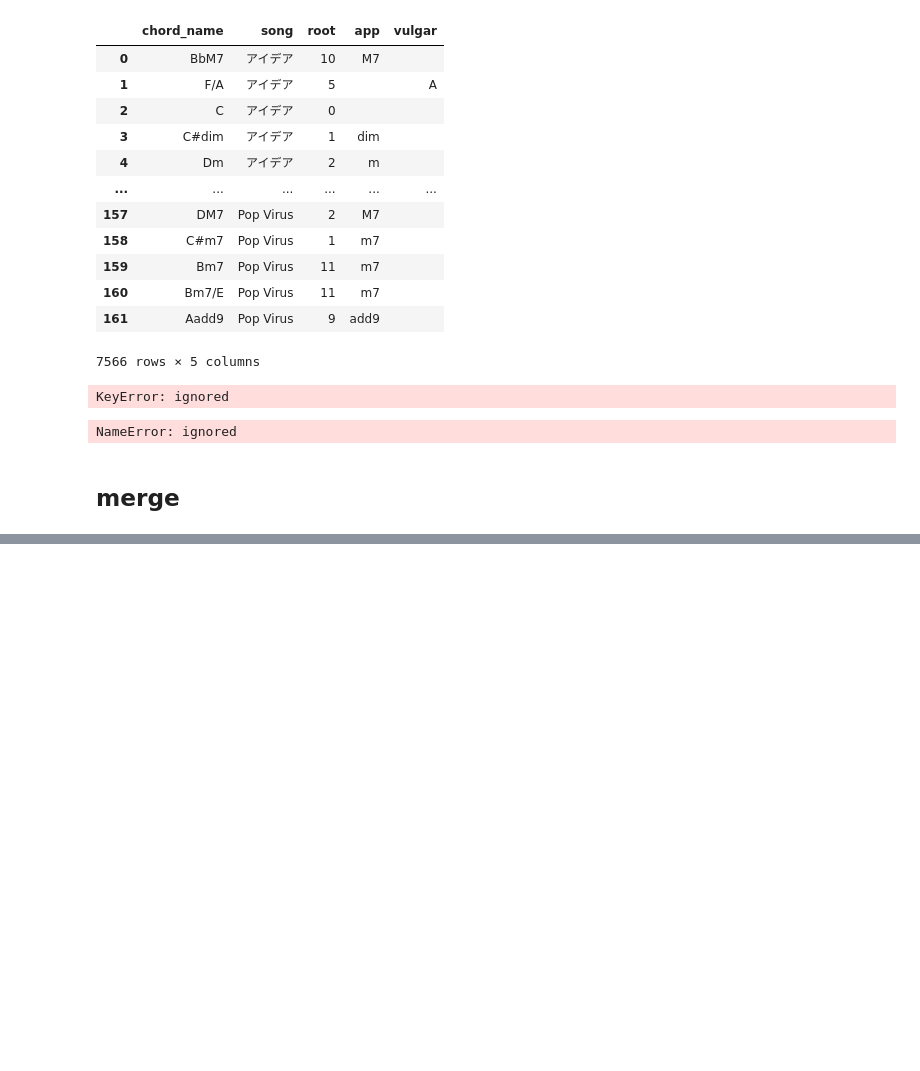
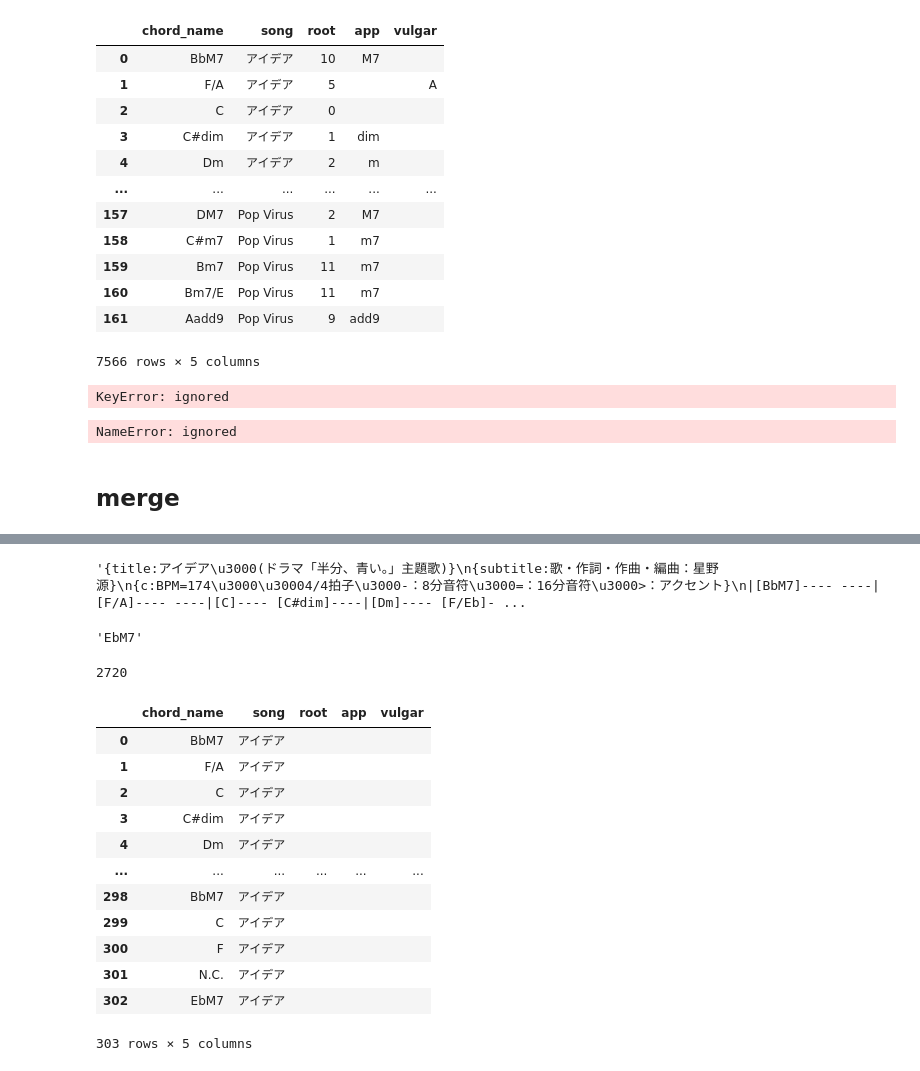
Before and after one commit to kyhrysk/music_analysis, a Jupyter notebook: chord.ipynb, the cells around one changed output, grey strips where cells are left out. Drawn from its saved outputs; the diff is of its cells as text; code cells hidden in the pictures; blank space fills up the shorter version.

```diff
--- a/chord.ipynb
+++ b/chord.ipynb
@@ -640,0 +719,2 @@ df_merge.to_excel('aaa.xlsx')
+# %%
+f = open('koi.txt', 'r')
@@ -640,0 +747,52 @@ df_merge.to_excel('aaa.xlsx')
+# %%
+#sen = soup3.textarea.text
+sen = f.read()
+# %%
+sen
+# %% [output]
+'{title:アイデア\u3000(ドラマ「半分、青い。」主題歌)}\n{subtitle:歌・作詞・作曲・編曲：星野源}\n{c:BPM=174\u3000\u30004/4拍子\u3000-：8分音符\u3000=：16分音符\u3000>：アクセント}\n|[BbM7]---- ----|[F/A]---- ----|[C]---- [C#dim]----|[Dm]---- [F/Eb]- ...
+# %%
+sen.split('[')[-1].split(']')[0]
+# %% [output]
+'EbM7'
+# %%
+sen.find('EbM7')
+# %% [output]
+2720
+# %%
+import re
+tako = '\\[.+?\\]'
+#tako = re.escape(tako)
+lis = re.findall(tako,sen)
+# %%
+lis
+lis2 = []
+song = title
+
+for item in lis:
+    item = item.replace("[","")
+    item = item.replace("]","")
+    item = item.replace("(","")
+    item = item.replace(")","")
+    lis2.append(item)
+
+df = pd.DataFrame(lis2,columns = ['chord_name'])
+df['song'] = song
+df['root'] = ''
+df['app'] =''
+df['vulgar']=''
+df
+# %% [output]
+|  | chord_name | song | root | app | vulgar |
+| 0 | BbM7 | アイデア |  |  |  |
+| 1 | F/A | アイデア |  |  |  |
+| 2 | C | アイデア |  |  |  |
+| 3 | C#dim | アイデア |  |  |  |
+| 4 | Dm | アイデア |  |  |  |
+| ... | ... | ... | ... | ... | ... |
+| 298 | BbM7 | アイデア |  |  |  |
+| 299 | C | アイデア |  |  |  |
+| 300 | F | アイデア |  |  |  |
+| 301 | N.C. | アイデア |  |  |  |
+| 302 | EbM7 | アイデア |  |  |  |
+303 rows × 5 columns
```
Also changed, not shown: parts of 29 cells of this notebook, 1 other file.
